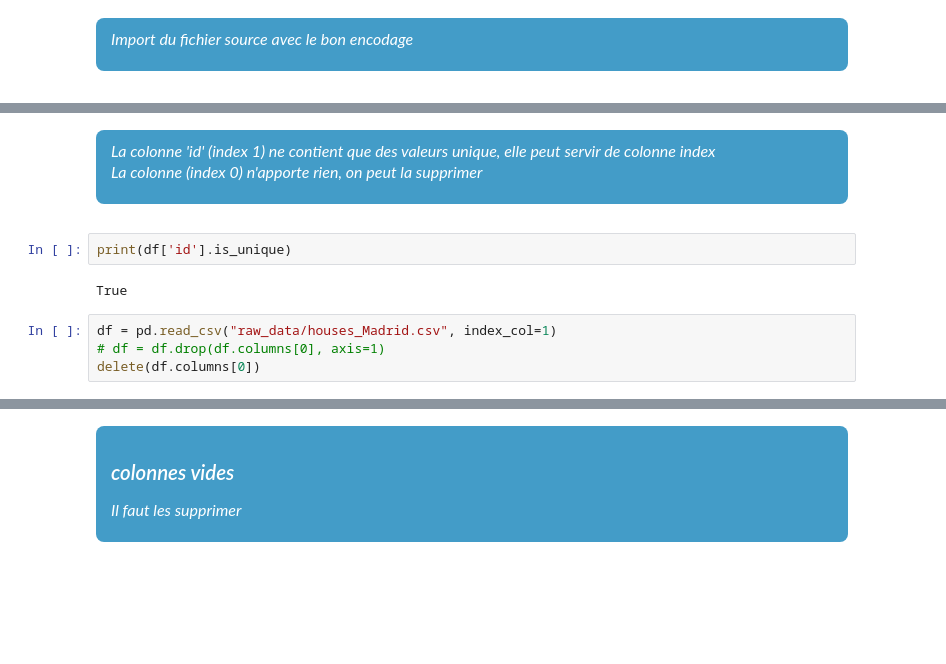
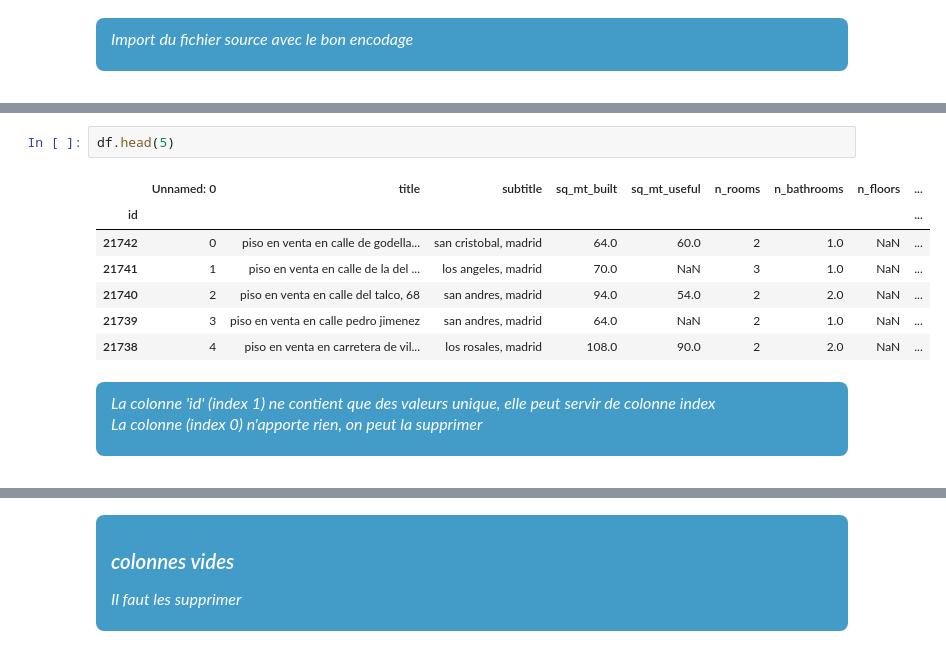
Before and after one commit to bruno-coulet/apartment-hunter, a Jupyter notebook: cleaning.ipynb, the cells around one changed output, grey strips where cells are left out. Cells and saved outputs as stored; diff of their text form; blank space fills up the shorter version.

```diff
--- a/cleaning.ipynb
+++ b/cleaning.ipynb
@@ -65,3 +118,13 @@ df.shape
+# %%
+df.head(5)
+# %% [output]
+|  | Unnamed: 0 | title | subtitle | sq_mt_built | sq_mt_useful | n_rooms | n_bathrooms | n_floors | ... |
+| id |  |  |  |  |  |  |  |  | ... |
+| 21742 | 0 | piso en venta en calle de godella... | san cristobal, madrid | 64.0 | 60.0 | 2 | 1.0 | NaN | ... |
+| 21741 | 1 | piso en venta en calle de la del ... | los angeles, madrid | 70.0 | NaN | 3 | 1.0 | NaN | ... |
+| 21740 | 2 | piso en venta en calle del talco, 68 | san andres, madrid | 94.0 | 54.0 | 2 | 2.0 | NaN | ... |
+| 21739 | 3 | piso en venta en calle pedro jimenez | san andres, madrid | 64.0 | NaN | 2 | 1.0 | NaN | ... |
+| 21738 | 4 | piso en venta en carretera de vil... | los rosales, madrid | 108.0 | 90.0 | 2 | 2.0 | NaN | ... |
 # %% [markdown]
 <div style="
     background-color: #439cc8;
@@ -74,11 +137,3 @@ df.shape
     <p>La colonne 'id' (index 1) ne contient que des valeurs unique, elle peut servir de colonne index<br>
     La colonne (index 0) n'apporte rien, on peut la supprimer</p>
 </div>
-# %%
-print(df['id'].is_unique)
-# %% [output]
-True
-# %%
-df = pd.read_csv("raw_data/houses_Madrid.csv", index_col=1)
-# df = df.drop(df.columns[0], axis=1)
-delete(df.columns[0])
```
Also changed, not shown: parts of 23 cells of this notebook, 3 other files.
